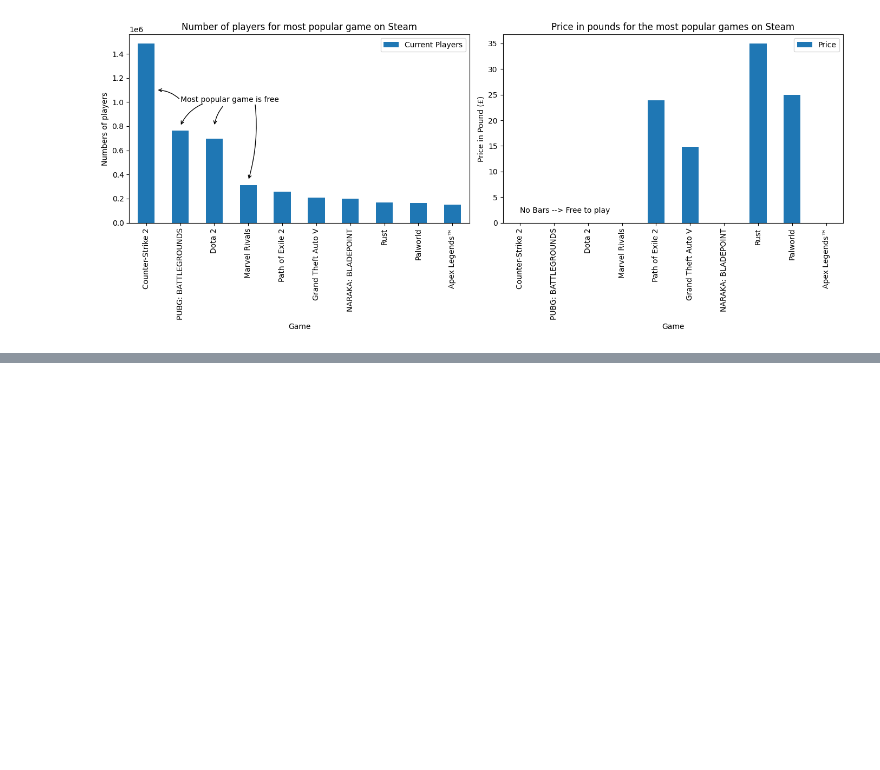
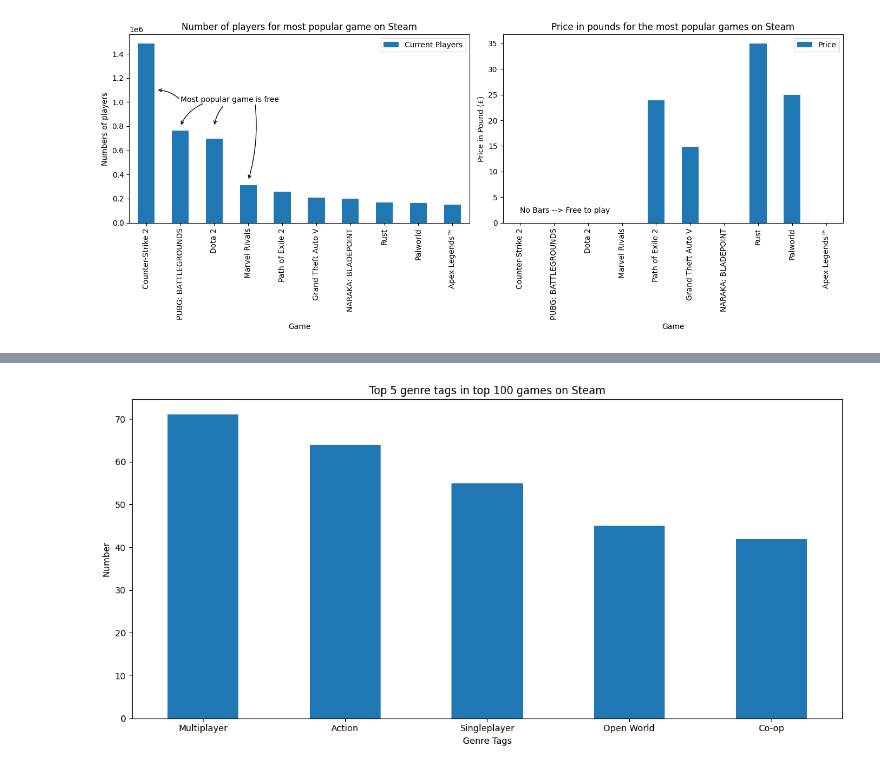
Before and after one commit to Donnersten/data_visualization_hampus_donnersten_de24, a Jupyter notebook: exercises/exercises_0/exercise_1.ipynb, the cells around one changed output, grey strips where cells are left out. Cells and saved outputs as stored; diff of their text form; code cells hidden in the pictures; blank space fills up the shorter version.

```diff
--- a/exercises/exercises_0/exercise_1.ipynb
+++ b/exercises/exercises_0/exercise_1.ipynb
@@ -124,0 +152,11 @@ fig.savefig("../figures/subplot_ex0.1.png", dpi=400)
+# %%
+
+genre_series = df['Genre Tags'].dropna()
+
+all_tags = genre_series.str.split(', ').explode()
+
+cleaned_tags = all_tags[~all_tags.isin(['', '+'])]
+
+top_tags = cleaned_tags.value_counts().head(5)
+
+print(top_tags)
@@ -124,0 +171,10 @@ fig.savefig("../figures/subplot_ex0.1.png", dpi=400)
+# %%
+top_tags.plot(kind='bar', figsize=(12,6))
+
+plt.title('Top 5 genre tags in top 100 games on Steam')
+plt.xlabel('Genre Tags')
+plt.ylabel('Number')
+plt.xticks(rotation=0)
+plt.tight_layout()
+# %% [output]
+[figure, added]
```
Also changed, not shown: parts of 9 cells of this notebook, 8 other files.
